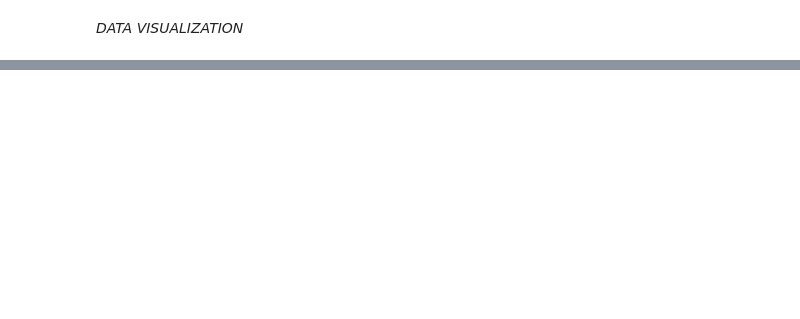
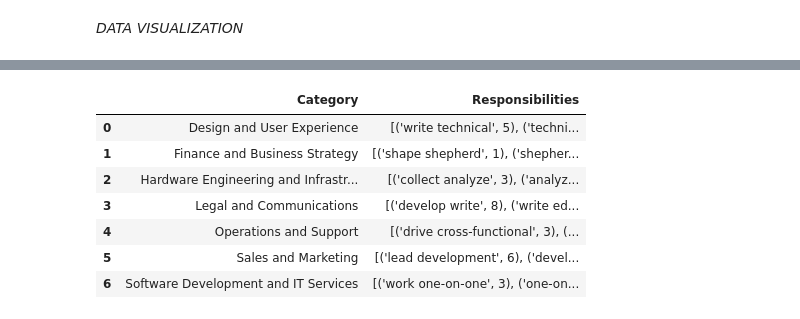
Before and after one commit to C242-PS045-Career-Match/Machine-Learning, a Jupyter notebook: CareerMatch_MLmodel.ipynb, the cells around one changed output, grey strips where cells are left out. Drawn from its saved outputs; the diff is of its cells as text; code cells hidden in the pictures; blank space fills up the shorter version.

```diff
--- a/CareerMatch_MLmodel.ipynb
+++ b/CareerMatch_MLmodel.ipynb
@@ -201,0 +210,40 @@ plt.show()
+# %%
+# Function to extract common bigrams from a given text series
+def extract_common_bigrams(text_series):
+    # Combine all texts into a single string
+    combined_text = ' '.join(text_series.dropna())
+
+    # Tokenize and clean the text
+    tokens = word_tokenize(combined_text.lower())
+    tokens = [word for word in tokens if word not in stopwords.words('english') and word not in string.punctuation]
+
+    # Generate bigrams
+    bigrams_list = list(ngrams(tokens, 2))  # Change the number to 3 for trigrams
+    bigram_counts = Counter(bigrams_list)
+
+    # Convert tuples back to strings for better readability
+    bigram_strings = [' '.join(bigram) for bigram in bigram_counts.keys()]
+
+    return list(zip(bigram_strings, bigram_counts.values()))[:10]  # Get the 10 most common bigrams
+
+# Group by category and extract common bigrams for Responsibilities
+common_bigrams_responsibilities = data.groupby('Category')['Responsibilities'].apply(extract_common_bigrams)
+
+# Group by category and extract common bigrams for Preferred Qualifications
+common_bigrams_qualifications = data.groupby('Category')['Preferred Qualifications'].apply(extract_common_bigrams)
+
+# Convert the results to a DataFrame for better readability
+common_bigrams_responsibilities_df = common_bigrams_responsibilities.reset_index()
+common_bigrams_qualifications_df = common_bigrams_qualifications.reset_index()
+# %%
+common_bigrams_responsibilities_df['Responsibilities'] = common_bigrams_responsibilities_df['Responsibilities'].apply(str)
+common_bigrams_responsibilities_df
+# %% [output]
+|  | Category | Responsibilities |
+| 0 | Design and User Experience | [('write technical', 5), ('techni... |
+| 1 | Finance and Business Strategy | [('shape shepherd', 1), ('shepher... |
+| 2 | Hardware Engineering and Infrastr... | [('collect analyze', 3), ('analyz... |
+| 3 | Legal and Communications | [('develop write', 8), ('write ed... |
+| 4 | Operations and Support | [('drive cross-functional', 3), (... |
+| 5 | Sales and Marketing | [('lead development', 6), ('devel... |
+| 6 | Software Development and IT Services | [('work one-on-one', 3), ('one-on... |
```
Also changed, not shown: parts of 18 cells of this notebook.
